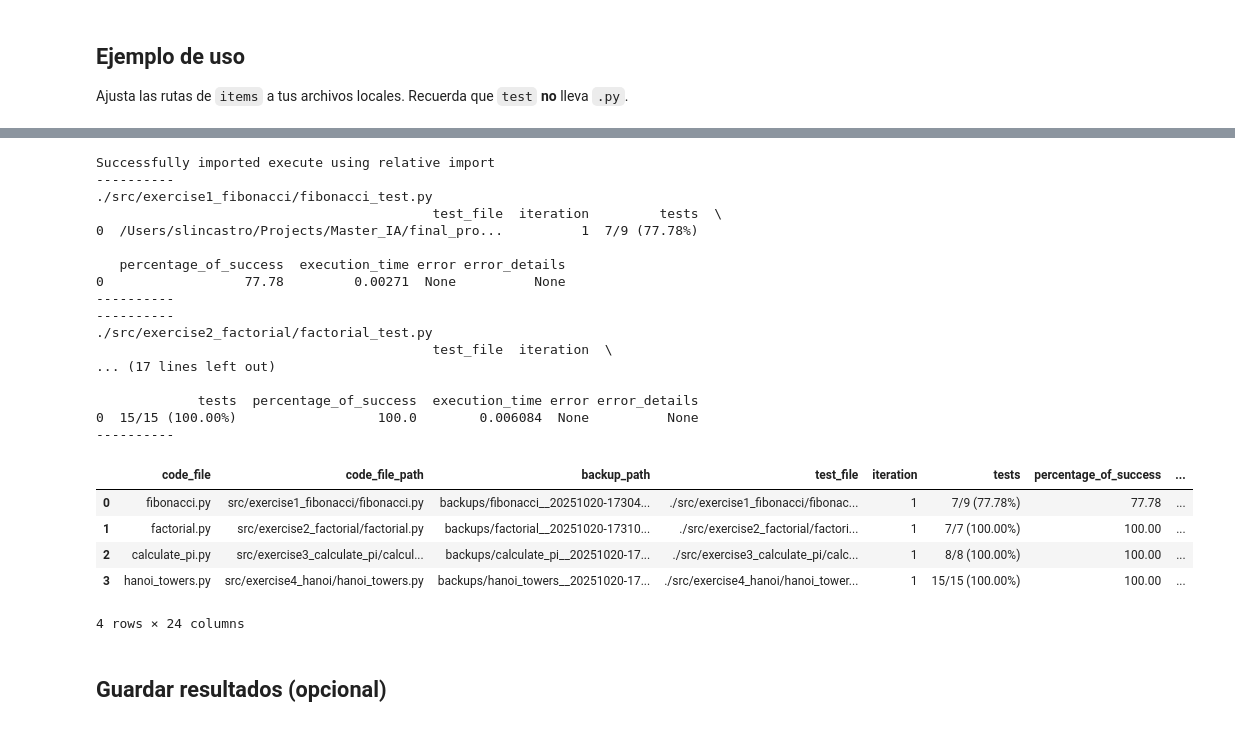
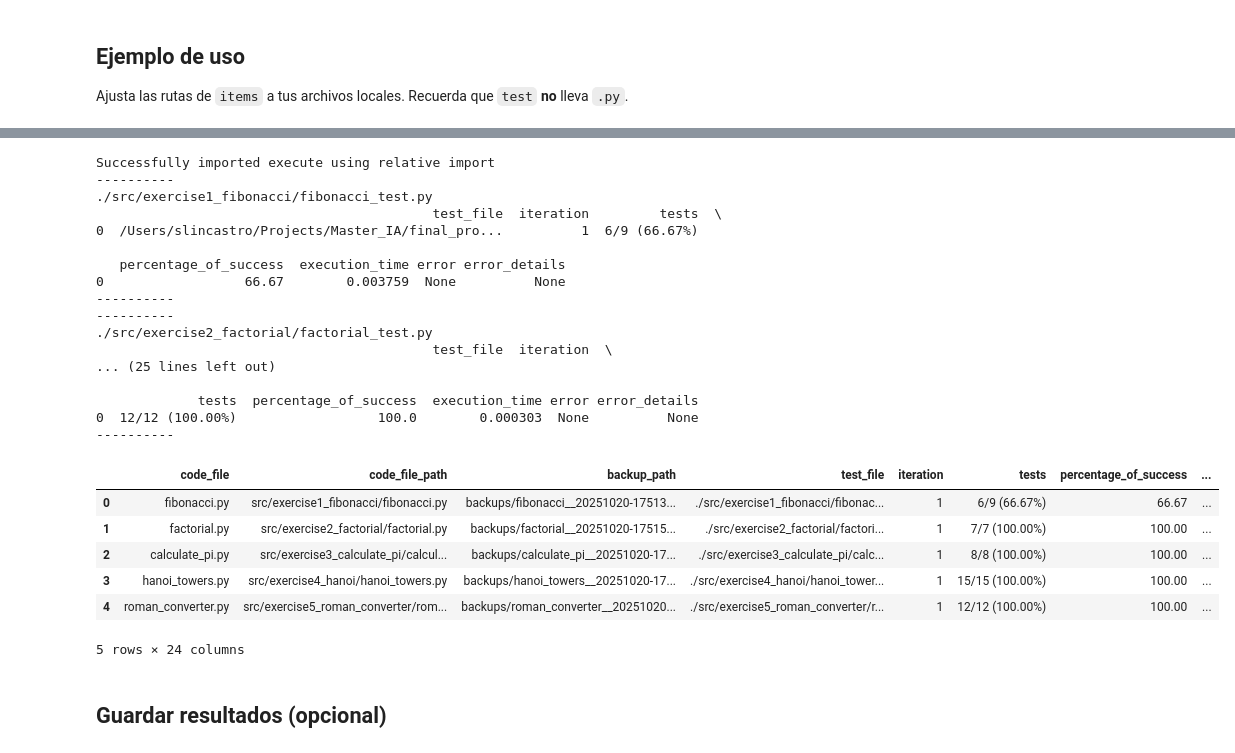
Before and after one commit to slincastro/saucode, a Jupyter notebook: evals/code_improve_and_test_workflow.ipynb, the cells around one changed output, grey strips where cells are left out. Cells and saved outputs as stored; diff of their text form; code cells hidden in the pictures.

Commit message:
include hanoi test and file

```diff
--- a/evals/code_improve_and_test_workflow.ipynb
+++ b/evals/code_improve_and_test_workflow.ipynb
@@ -565,42 +548,48 @@ items = [
     }
    ,
     {
         'file': 'src/exercise4_hanoi/hanoi_towers.py',
         'test': './src/exercise4_hanoi/hanoi_towers_test.py',
         'iterations': 1
+   },
+       {
+        'file': 'src/exercise5_roman_converter/roman_converter.py',
+        'test': './src/exercise5_roman_converter/roman_converter_test.py',
+        'iterations': 1
    }
 ]
 
 try:
     df = run_full_workflow(items, api_url=API_URL)
     display(df)
 except Exception as e:
     print('[WARN] No se pudo ejecutar el flujo completo aquí (por ejemplo, si la API no está disponible).')
     print('Error:', e)
 # %% [output]
 Successfully imported execute using relative import
 ----------
 ./src/exercise1_fibonacci/fibonacci_test.py
                                            test_file  iteration         tests  \
-0  /Users/slincastro/Projects/Master_IA/final_pro...          1  7/9 (77.78%)
+0  /Users/slincastro/Projects/Master_IA/final_pro...          1  6/9 (66.67%)
 
    percentage_of_success  execution_time error error_details
-0                  77.78         0.00271  None          None
+0                  66.67        0.003759  None          None
 ----------
 ----------
 ./src/exercise2_factorial/factorial_test.py
                                            test_file  iteration  \
-... (17 lines left out)
+... (25 lines left out)
 
              tests  percentage_of_success  execution_time error error_details
-0  15/15 (100.00%)                  100.0        0.006084  None          None
+0  12/12 (100.00%)                  100.0        0.000303  None          None
 ----------
 |  | code_file | code_file_path | backup_path | test_file | iteration | tests | percentage_of_success | ... |
-| 0 | fibonacci.py | src/exercise1_fibonacci/fibonacci.py | backups/fibonacci__20251020-17304... | ./src/exercise1_fibonacci/fibonac... | 1 | 7/9 (77.78%) | 77.78 | ... |
-| 1 | factorial.py | src/exercise2_factorial/factorial.py | backups/factorial__20251020-17310... | ./src/exercise2_factorial/factori... | 1 | 7/7 (100.00%) | 100.00 | ... |
+| 0 | fibonacci.py | src/exercise1_fibonacci/fibonacci.py | backups/fibonacci__20251020-17513... | ./src/exercise1_fibonacci/fibonac... | 1 | 6/9 (66.67%) | 66.67 | ... |
+| 1 | factorial.py | src/exercise2_factorial/factorial.py | backups/factorial__20251020-17515... | ./src/exercise2_factorial/factori... | 1 | 7/7 (100.00%) | 100.00 | ... |
 | 2 | calculate_pi.py | src/exercise3_calculate_pi/calcul... | backups/calculate_pi__20251020-17... | ./src/exercise3_calculate_pi/calc... | 1 | 8/8 (100.00%) | 100.00 | ... |
 | 3 | hanoi_towers.py | src/exercise4_hanoi/hanoi_towers.py | backups/hanoi_towers__20251020-17... | ./src/exercise4_hanoi/hanoi_tower... | 1 | 15/15 (100.00%) | 100.00 | ... |
+| 4 | roman_converter.py | src/exercise5_roman_converter/rom... | backups/roman_converter__20251020... | ./src/exercise5_roman_converter/r... | 1 | 12/12 (100.00%) | 100.00 | ... |
-4 rows × 24 columns
+5 rows × 24 columns
 # %% [markdown]
 ## Guardar resultados (opcional)
 # %%
```
Also changed, not shown: parts of 1 cell of this notebook, 30 other files.
